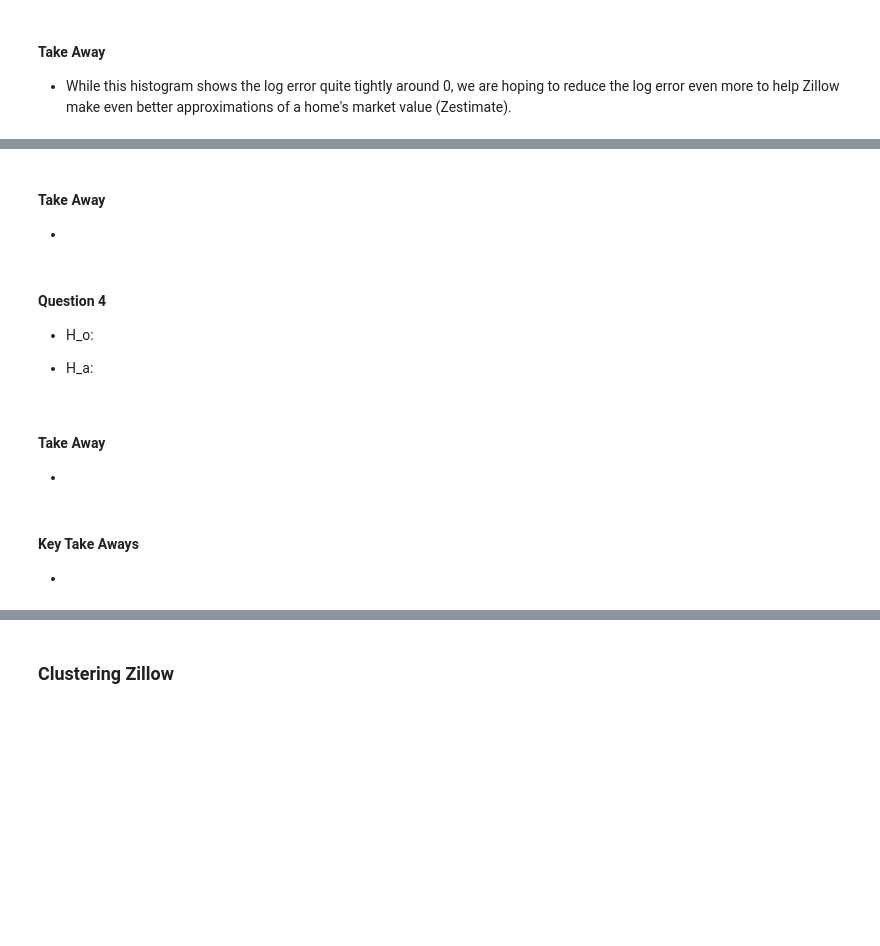
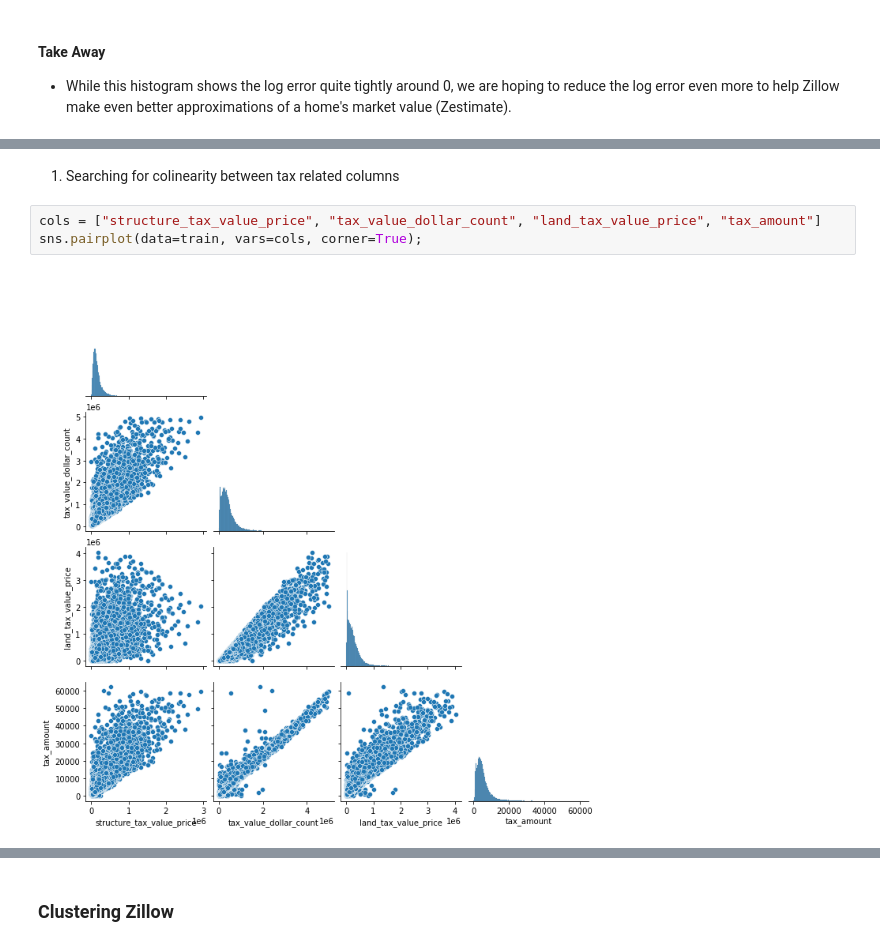
Before and after one commit to Schmidl-Gautam/zillow_clustering, a Jupyter notebook: report.ipynb, the cells around one changed output, grey strips where cells are left out. Drawn from its saved outputs; the diff is of its cells as text; blank space fills up the shorter version.

```diff
--- a/report.ipynb
+++ b/report.ipynb
@@ -211,15 +191,7 @@ plt.xlim(-.75, .75);
-# %% [markdown]
-#### Take Away
--
-# %% [markdown]
-#### Question 4
-
-
-- <p>H_o:</p>
--  <p>H_a:</p>
-# %% [markdown]
-#### Take Away
--
-# %% [markdown]
-#### Key Take Aways
--
+# %% [markdown]
+1) Searching for colinearity between tax related columns
+# %%
+cols = ["structure_tax_value_price", "tax_value_dollar_count", "land_tax_value_price", "tax_amount"]
+sns.pairplot(data=train, vars=cols, corner=True);
+# %% [output]
+[figure, added]
```
Also changed, not shown: parts of 24 cells of this notebook, 1 other file.
